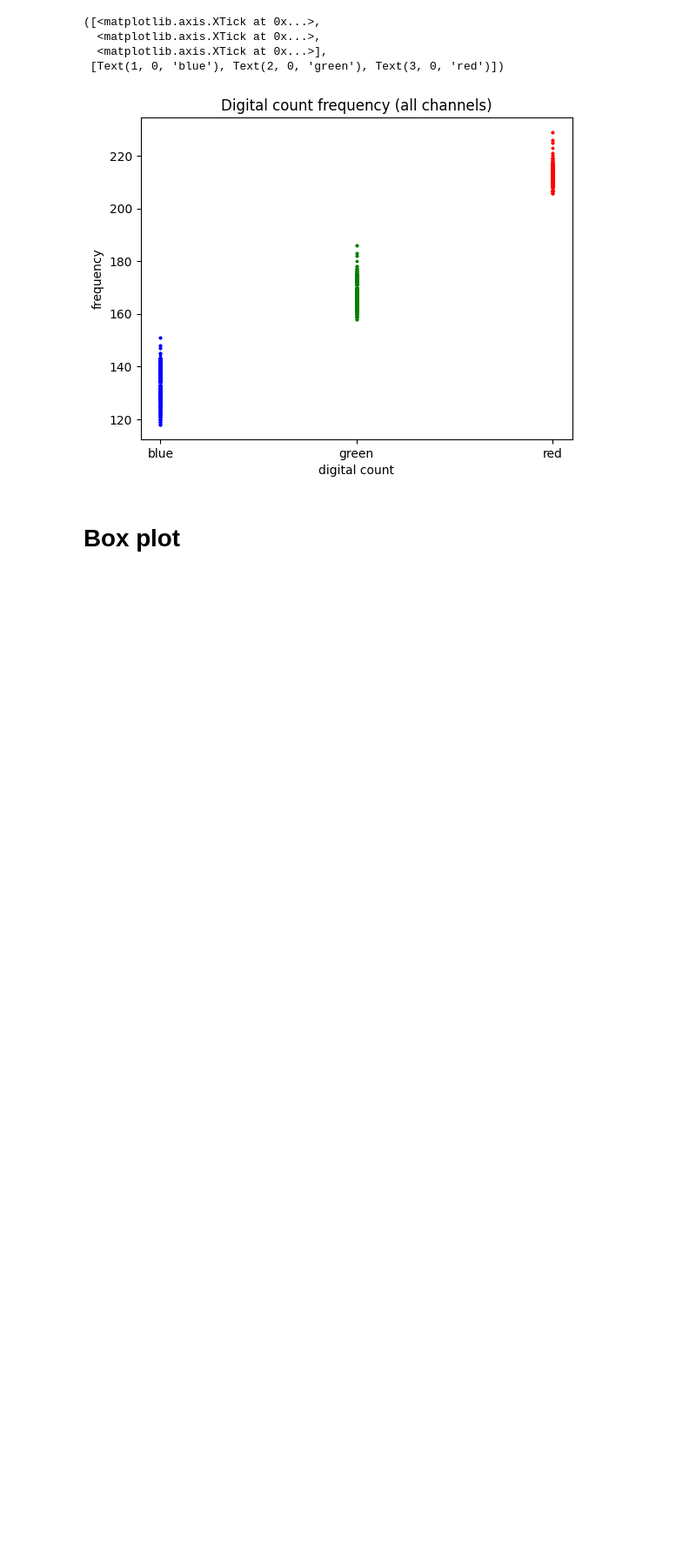
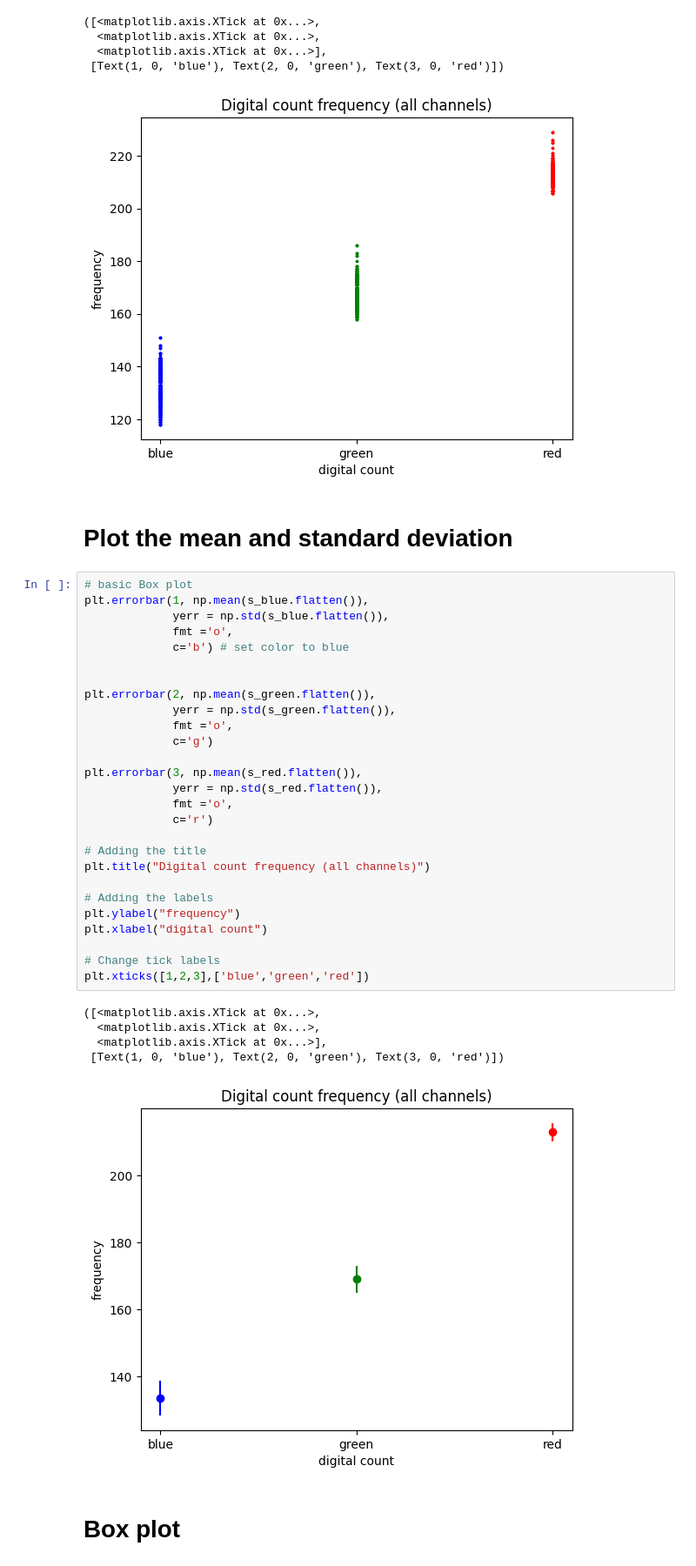
Before and after one commit to gabrielDiaz-performlab/IMGS-211-Instructional-Notebooks, a Jupyter notebook: 4. Visualizing distributions with Matplotlib.ipynb, the cells around one changed output. Shown at 87% size. Cells and saved outputs as stored; diff of their text form; blank space fills up the shorter version.

Commit message:
added a hw2figure

```diff
--- a/4. Visualizing distributions with Matplotlib.ipynb
+++ b/4. Visualizing distributions with Matplotlib.ipynb
@@ -150,6 +151,41 @@ plt.xticks([1,2,3],['blue','green','red'])
   <matplotlib.axis.XTick at 0x...>],
  [Text(1, 0, 'blue'), Text(2, 0, 'green'), Text(3, 0, 'red')])
 [figure]
+# %% [markdown]
+# Plot the mean and standard deviation
+# %%
+# basic Box plot
+plt.errorbar(1, np.mean(s_blue.flatten()),
+             yerr = np.std(s_blue.flatten()),
+             fmt ='o',
+             c='b') # set color to blue
+
+
+plt.errorbar(2, np.mean(s_green.flatten()),
+             yerr = np.std(s_green.flatten()),
+             fmt ='o',
+             c='g')
+
+plt.errorbar(3, np.mean(s_red.flatten()),
+             yerr = np.std(s_red.flatten()),
+             fmt ='o',
+             c='r')
+
+# Adding the title
+plt.title("Digital count frequency (all channels)")
+
+# Adding the labels
+plt.ylabel("frequency")
+plt.xlabel("digital count")
+
+# Change tick labels
+plt.xticks([1,2,3],['blue','green','red'])
+# %% [output]
+([<matplotlib.axis.XTick at 0x...>,
+  <matplotlib.axis.XTick at 0x...>,
+  <matplotlib.axis.XTick at 0x...>],
+ [Text(1, 0, 'blue'), Text(2, 0, 'green'), Text(3, 0, 'red')])
+[figure, added]
 # %% [markdown]
 # Box plot
 # %%
```
Also changed, not shown: parts of 10 cells of this notebook, 4 other files.
